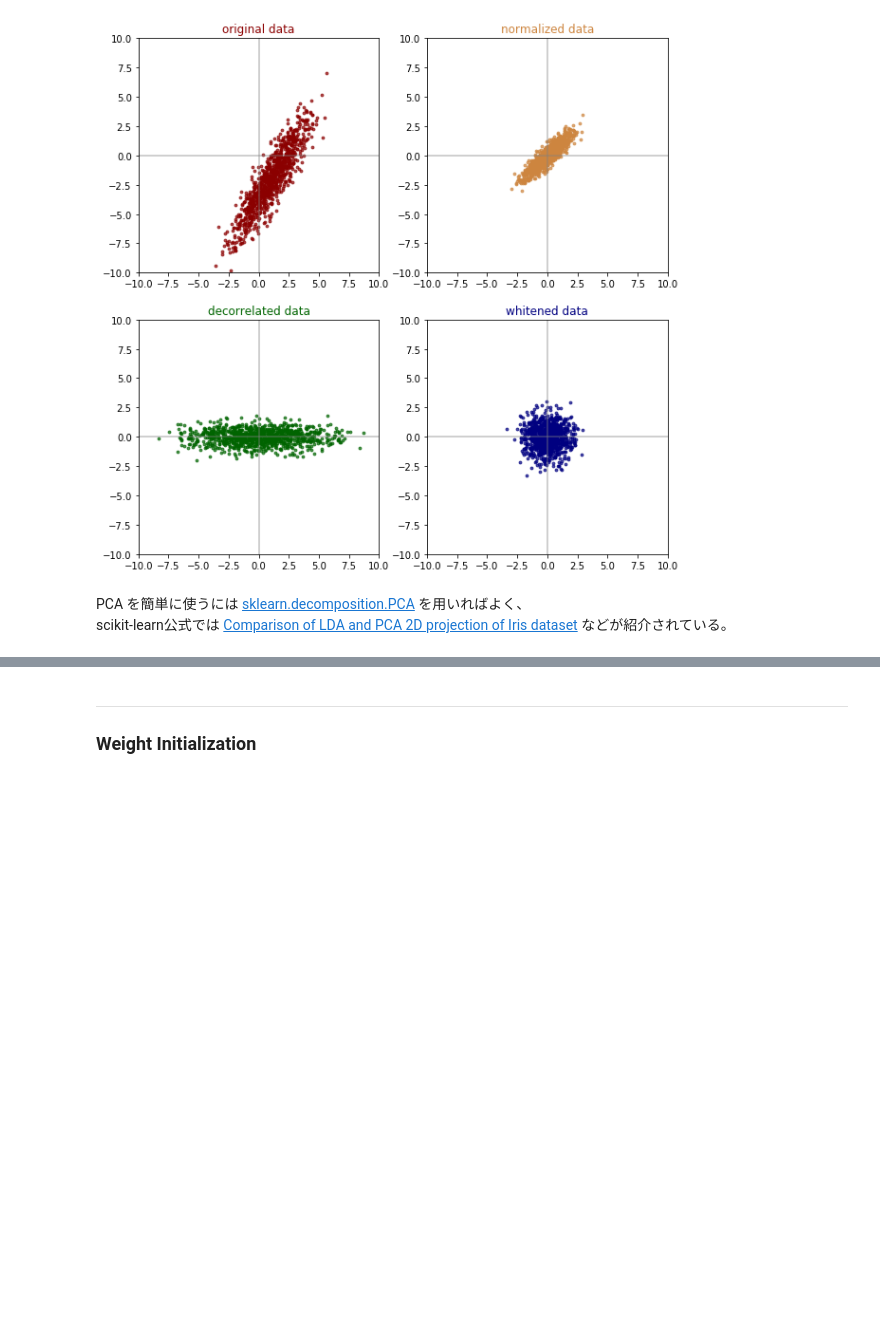
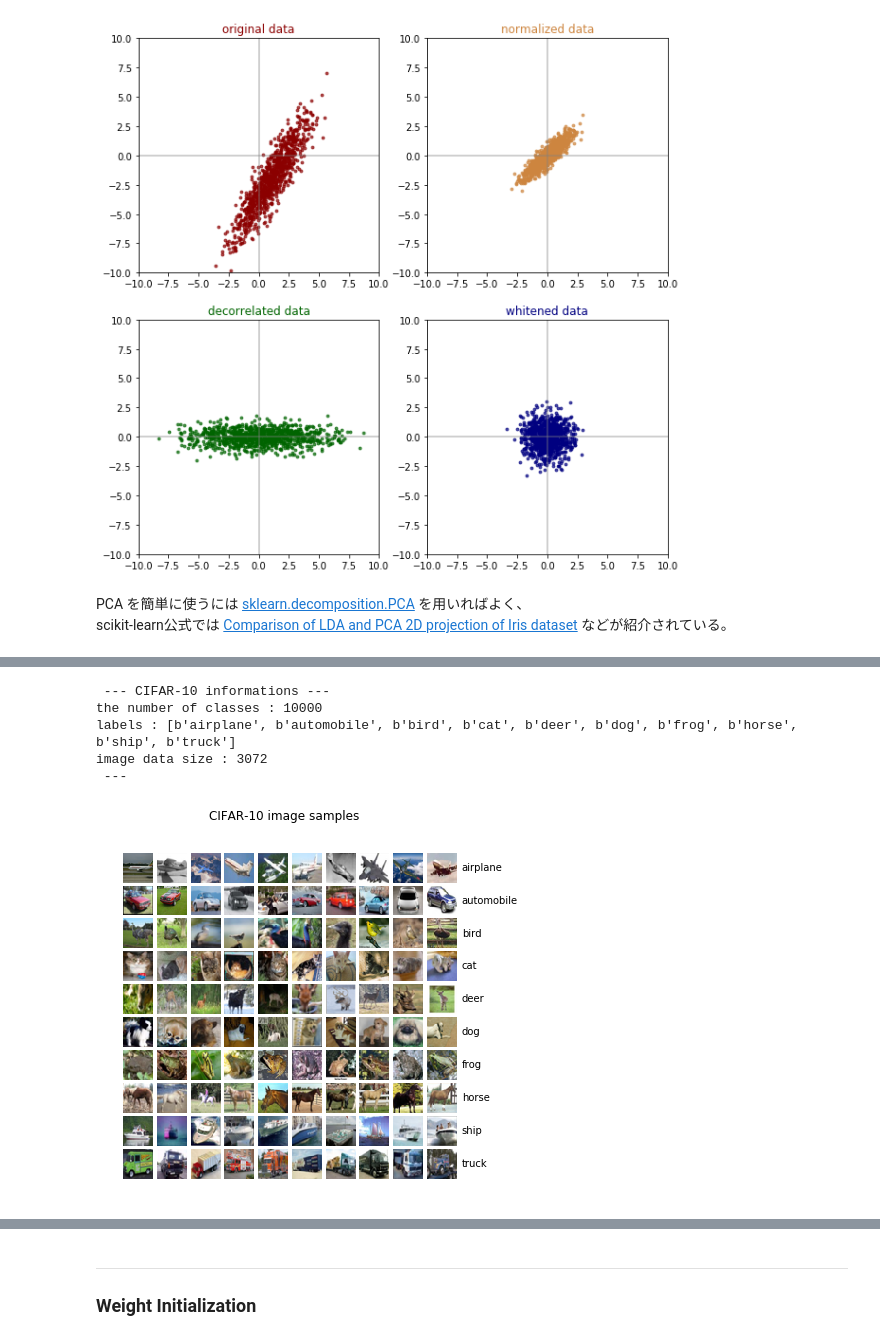
Before and after one commit to YouheiKomakine/pytorch-code-examples, a Jupyter notebook: Syoukai_DeepLearning_4.ipynb, the cells around one changed output, grey strips where cells are left out. Drawn from its saved outputs; the diff is of its cells as text; code cells hidden in the pictures; blank space fills up the shorter version.

Commit message:
Sample code applying PCA to Images

```diff
--- a/Syoukai_DeepLearning_4.ipynb
+++ b/Syoukai_DeepLearning_4.ipynb
@@ -492,0 +506,38 @@ scikit-learn公式では [Comparison of LDA and PCA 2D projection of Iris datase
+# %%
+import numpy as np
+import matplotlib.pyplot as plt
+import pickle
+
+# loading
+with open('./dataset/cifar-10-batches-py/batches.meta', 'rb') as fm:
+    cifar_meta = pickle.load(fm, encoding='bytes')
+with open('./dataset/cifar-10-batches-py/data_batch_1', 'rb') as fd:
+    cifar_data = pickle.load(fd, encoding='bytes')
+data, labels = cifar_data[b'data'], np.array(cifar_data[b'labels'])
+
+print(" --- CIFAR-10 informations --- ")
+for t, item in zip(['the number of classes', 'labels', 'image data size'],cifar_meta.items()):
+    print(t, ":", item[1])
+print(" --- ")
+
+# sample
+fig, ax = plt.subplots(10,10, figsize=(6,6))
+plt.subplots_adjust(wspace=0.1, hspace=0.1)
+for i, ax_i in enumerate(ax):
+    targets = np.where(labels==i)[0]
+    np.random.shuffle(targets)
+    for j, (idx, ax_ij) in enumerate(zip(targets[:10], ax_i)):
+        img = data[idx].reshape(3, 32, 32).transpose(1,2,0)
+        ax_ij.imshow(img)
+        ax_ij.axis('off')
+        if j==9: fig.text(ax_ij.get_position().x1+0.01, ax_ij.get_position().y1-0.04,
+                          cifar_meta[b'label_names'][labels[idx]].decode())
+plt.suptitle("CIFAR-10 image samples")
+plt.show()
+# %% [output]
+ --- CIFAR-10 informations ---
+the number of classes : 10000
+labels : [b'airplane', b'automobile', b'bird', b'cat', b'deer', b'dog', b'frog', b'horse', b'ship', b'truck']
+image data size : 3072
+ ---
+[figure, added]
```
Also changed, not shown: parts of 8 cells of this notebook.
